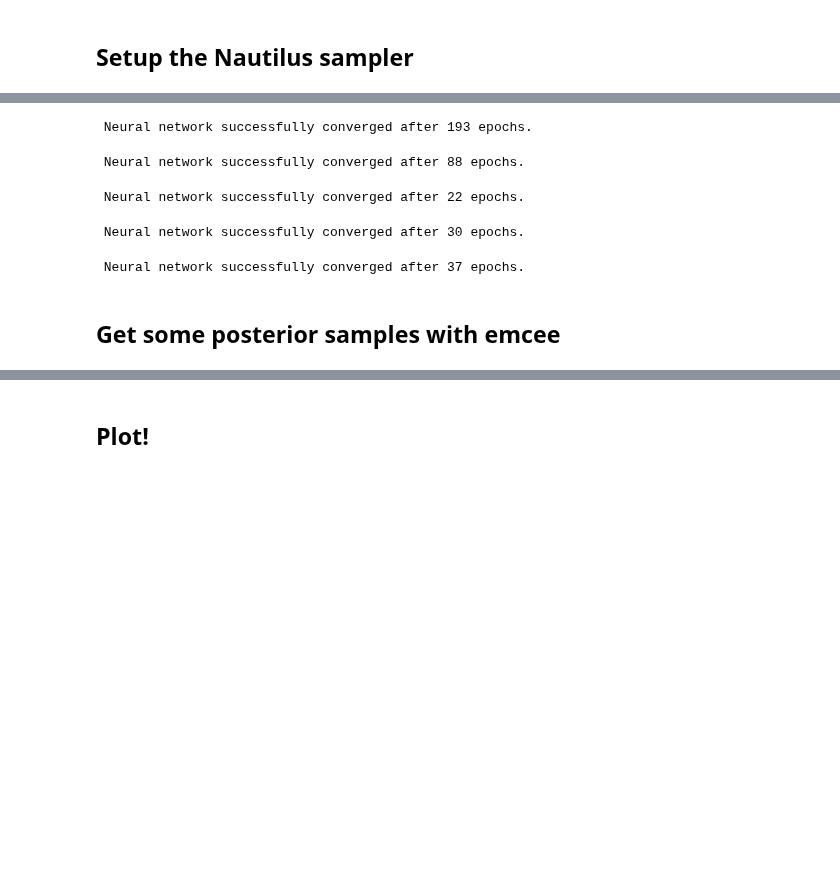
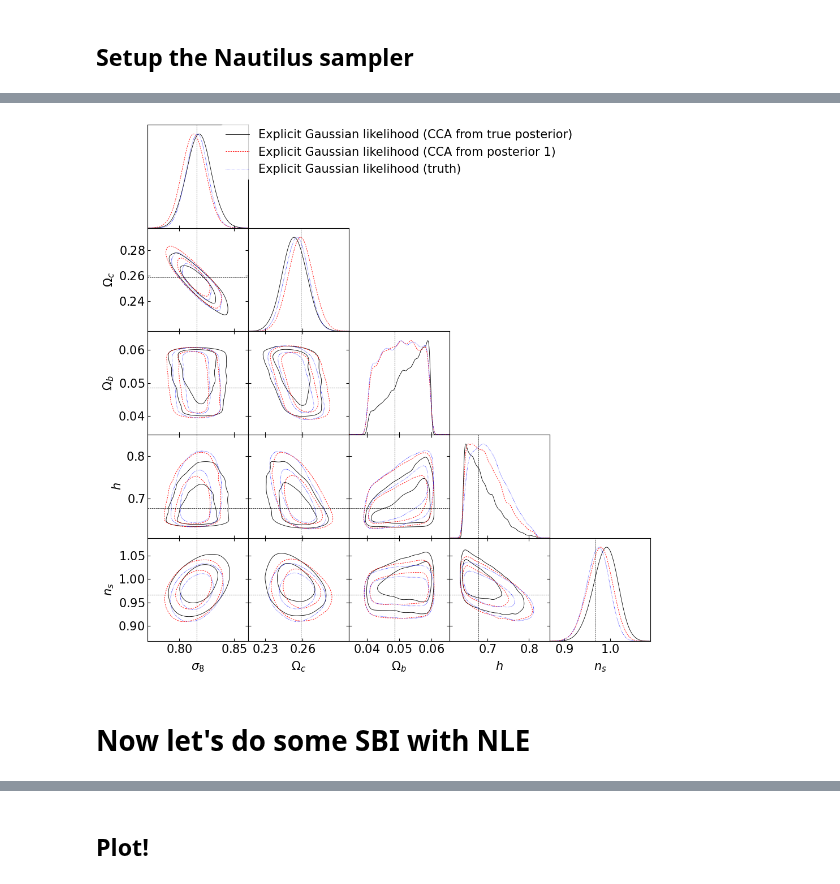
Before and after one commit to Kiyam/cca_test, a Jupyter notebook: jax_cosmo_cca_test.ipynb, the cells around one changed output, grey strips where cells are left out. Saved outputs shown, nothing was run; the diff lists cells and outputs as text; code cells hidden in the pictures; blank space fills up the shorter version.

```diff
--- a/jax_cosmo_cca_test.ipynb
+++ b/jax_cosmo_cca_test.ipynb
@@ -464,22 +610,33 @@ Here are some references:
+# %%
+triangle_plot(
+    [nautilus_MC_true_post_compressed, nautilus_MC_post_1_compressed, nautilus_MC_truth],
+    truth=truth_marker)
+# %% [output]
+[figure, added]
+# %% [markdown]
+# Now let's do some SBI with NLE
 # %%
 num_sims = 1000
 num_rounds = 5
 nle_inference = NLE(prior)
 nle_proposal = prior
 # %%
-for _ in range(num_rounds):
-    theta = nle_proposal.sample((num_sims,))
-    x = chunked_simulator(theta.detach().numpy(), chunk_size=10)
-    compressed_x = np.asarray(x)@evecs # This is the step where we apply the compression from above to our simulated data
-    compressed_x = torch.tensor(compressed_x, dtype=torch.float32)
-    _ = nle_inference.append_simulations(theta, compressed_x).train()
-    nle_posterior = nle_inference.build_posterior().set_default_x(compressed_obs)
-    nle_proposal = nle_posterior
+def run_nle(prior, nle_inference, evecs, mock_obs, num_sims=1000, num_rounds=5):
+    compressed_obs = torch.tensor(np.asarray(mock_obs @ evecs).copy(), dtype=torch.float32)
+
+    nle_proposal = prior
+    for _ in range(num_rounds):
+        theta = nle_proposal.sample((num_sims,))
+        x = chunked_simulator(theta.detach().numpy(), chunk_size=250)
+        compressed_x = torch.tensor(np.asarray(x) @ evecs, dtype=torch.float32)
+        _ = nle_inference.append_simulations(theta, compressed_x).train()
+        nle_posterior = nle_inference.build_posterior().set_default_x(compressed_obs)
+        nle_proposal = nle_posterior
+
+    nle_posterior_theta = nle_posterior.sample((20000,), x=compressed_obs, num_chains=100)
+    nle_posterior_samples = nle_posterior_theta.detach().numpy()
+    nle_posterior_log_probs = nle_posterior.potential(
+        nle_posterior_theta.detach(), x=compressed_obs
+    ).numpy()
+
+    return nle_posterior_samples, nle_posterior_log_probs
-# %% [output]
- Neural network successfully converged after 193 epochs.
- Neural network successfully converged after 88 epochs.
- Neural network successfully converged after 22 epochs.
- Neural network successfully converged after 30 epochs.
- Neural network successfully converged after 37 epochs.
-# %% [markdown]
-## Get some posterior samples with emcee
```
Also changed, not shown: parts of 65 cells of this notebook, 1 other file.
